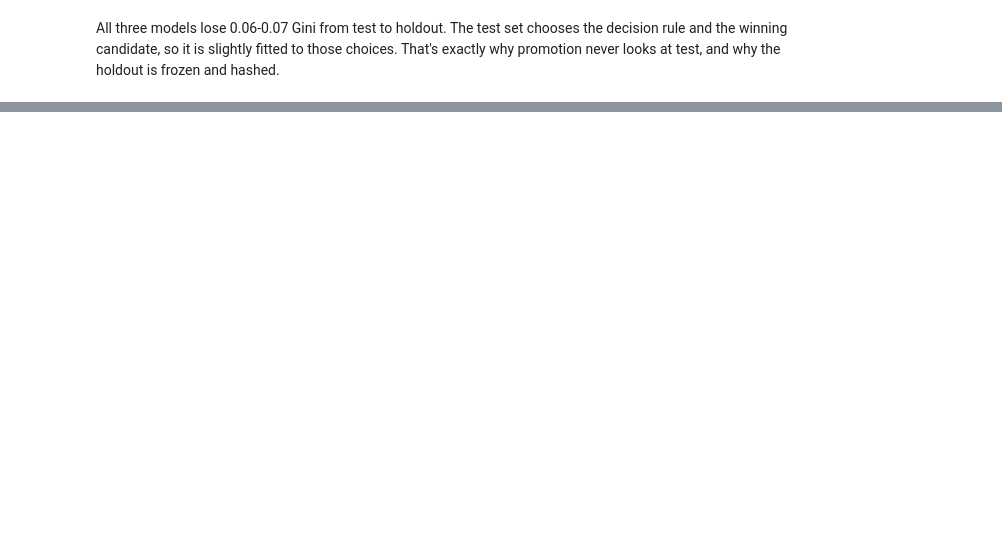
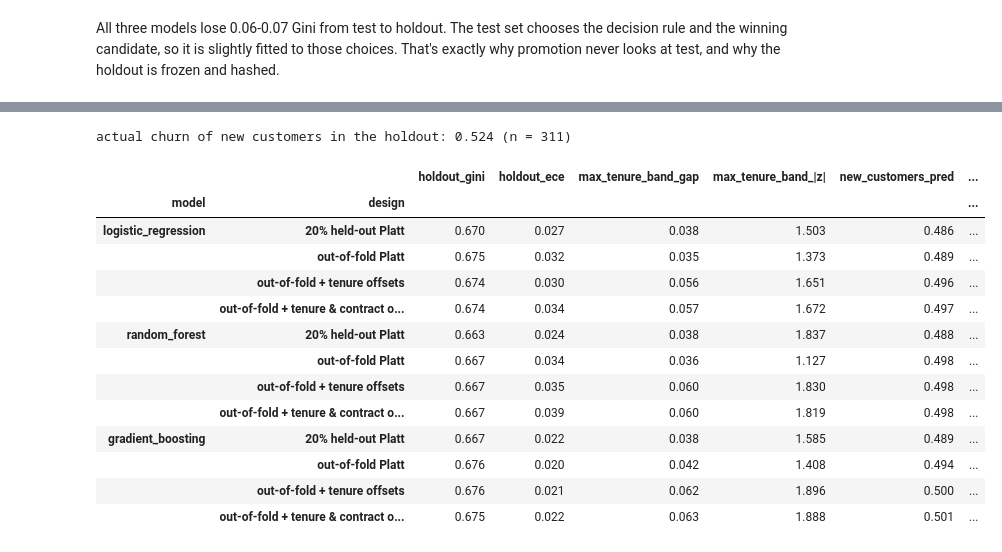
Before and after one commit to JosephChomboM/mlops-pipeline-churn, a Jupyter notebook: notebooks/03_modeling.ipynb, the cells around one changed output, grey strips where cells are left out. Cells and saved outputs as stored; diff of their text form; code cells hidden in the pictures; blank space fills up the shorter version.

```diff
--- a/notebooks/03_modeling.ipynb
+++ b/notebooks/03_modeling.ipynb
@@ -298,0 +310,69 @@ That's exactly why promotion never looks at test, and why the holdout is frozen
+# %%
+from scipy.special import logit
+from sklearn.linear_model import LogisticRegression
+from sklearn.model_selection import cross_val_predict, train_test_split
+
+from churn.decision.policy import net_value
+from churn.models.evaluate import add_segments, calibration_z
+from churn.models.train import cv_splitter
+
+
+def calibration_features(X, p, segments, columns=None):
+    d = pd.DataFrame({"logit": logit(np.clip(p, 1e-6, 1 - 1e-6))}, index=X.index)
+    for s in segments:
+        d = d.join(pd.get_dummies(add_segments(X)[s], prefix=s, dtype=float))
+    return d if columns is None else d.reindex(columns=columns, fill_value=0)
+
+
+def judge(X_cal_scores, y_cal, base, segments, label):
+    X_cal, s_cal = X_cal_scores
+    design = calibration_features(X_cal, s_cal, segments)
+    calibrator = LogisticRegression(max_iter=1000).fit(design, y_cal)
+    def calibrated(X):
+        return calibrator.predict_proba(calibration_features(X, base.predict_proba(X)[:, 1], segments, design.columns))[:, 1]
+    q_test, q_hold = calibrated(X_test), calibrated(X_hold)
+    policy = choose_policy(y_test, q_test, customer_value(X_test))
+    seg = add_segments(X_hold).assign(y=y_hold.values, p=q_hold)
+    by_band = seg.groupby("tenure_band")[["y", "p"]].mean()
+    z = seg.groupby("tenure_band").apply(lambda d: calibration_z(d["y"], d["p"]))
+    return {
+        "design": label,
+        "holdout_gini": gini(y_hold, q_hold),
+        "holdout_ece": expected_calibration_error(y_hold, q_hold),
+        "max_tenure_band_gap": (by_band["p"] - by_band["y"]).abs().max(),
+        "max_tenure_band_|z|": z.abs().max(),
+        "new_customers_pred": by_band.loc["0-6m", "p"],
+        "holdout_value": net_value(y_hold, decide(q_hold, customer_value(X_hold), policy), customer_value(X_hold)),
+    }
+
+
+rows = []
+for name, estimator in candidates().items():
+    X_fit, X_cal, y_fit, y_cal = train_test_split(X_train, y_train, test_size=0.2, stratify=y_train, random_state=config.RANDOM_STATE)
+    base_80 = build_model(estimator).fit(X_fit, y_fit)
+    rows.append({"model": name, **judge((X_cal, base_80.predict_proba(X_cal)[:, 1]), y_cal, base_80, [], "20% held-out Platt")})
+
+    oof = cross_val_predict(build_model(estimator), X_train, y_train, cv=cv_splitter(), method="predict_proba")[:, 1]
+    base_all = build_model(estimator).fit(X_train, y_train)
+    for segments, label in [([], "out-of-fold Platt"), (["tenure_band"], "out-of-fold + tenure offsets"), (["tenure_band", "contract"], "out-of-fold + tenure & contract offsets")]:
+        rows.append({"model": name, **judge((X_train, oof), y_train, base_all, segments, label)})
+
+experiments = pd.DataFrame(rows).set_index(["model", "design"])
+print(f"actual churn of new customers in the holdout: {y_hold[X_hold['tenure'] <= 6].mean():.3f} (n = {(X_hold['tenure'] <= 6).sum()})")
+experiments
+# %% [output]
+actual churn of new customers in the holdout: 0.524 (n = 311)
+|  |  | holdout_gini | holdout_ece | max_tenure_band_gap | max_tenure_band_|z| | new_customers_pred | ... |
+| model | design |  |  |  |  |  | ... |
+| logistic_regression | 20% held-out Platt | 0.670 | 0.027 | 0.038 | 1.503 | 0.486 | ... |
+|  | out-of-fold Platt | 0.675 | 0.032 | 0.035 | 1.373 | 0.489 | ... |
+|  | out-of-fold + tenure offsets | 0.674 | 0.030 | 0.056 | 1.651 | 0.496 | ... |
+|  | out-of-fold + tenure & contract o... | 0.674 | 0.034 | 0.057 | 1.672 | 0.497 | ... |
+| random_forest | 20% held-out Platt | 0.663 | 0.024 | 0.038 | 1.837 | 0.488 | ... |
+|  | out-of-fold Platt | 0.667 | 0.034 | 0.036 | 1.127 | 0.498 | ... |
+|  | out-of-fold + tenure offsets | 0.667 | 0.035 | 0.060 | 1.830 | 0.498 | ... |
+|  | out-of-fold + tenure & contract o... | 0.667 | 0.039 | 0.060 | 1.819 | 0.498 | ... |
+| gradient_boosting | 20% held-out Platt | 0.667 | 0.022 | 0.038 | 1.585 | 0.489 | ... |
+|  | out-of-fold Platt | 0.676 | 0.020 | 0.042 | 1.408 | 0.494 | ... |
+|  | out-of-fold + tenure offsets | 0.676 | 0.021 | 0.062 | 1.896 | 0.500 | ... |
+|  | out-of-fold + tenure & contract o... | 0.675 | 0.022 | 0.063 | 1.888 | 0.501 | ... |
```
Also changed, not shown: parts of 12 cells of this notebook, 9 other files.
